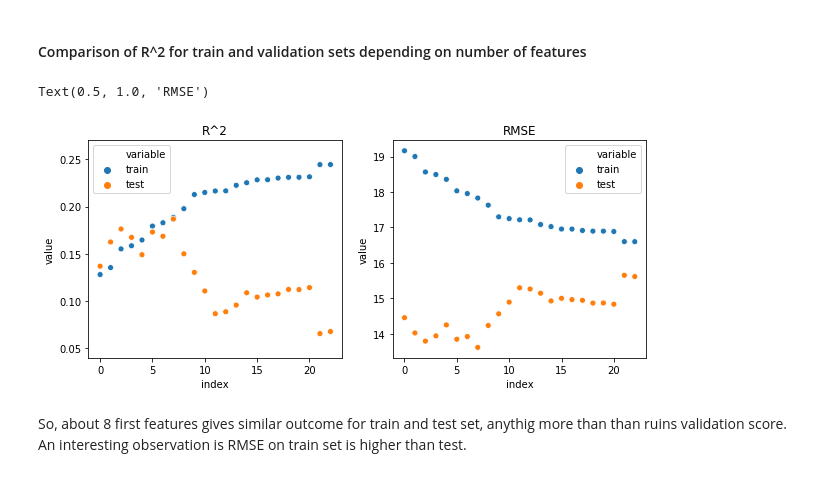
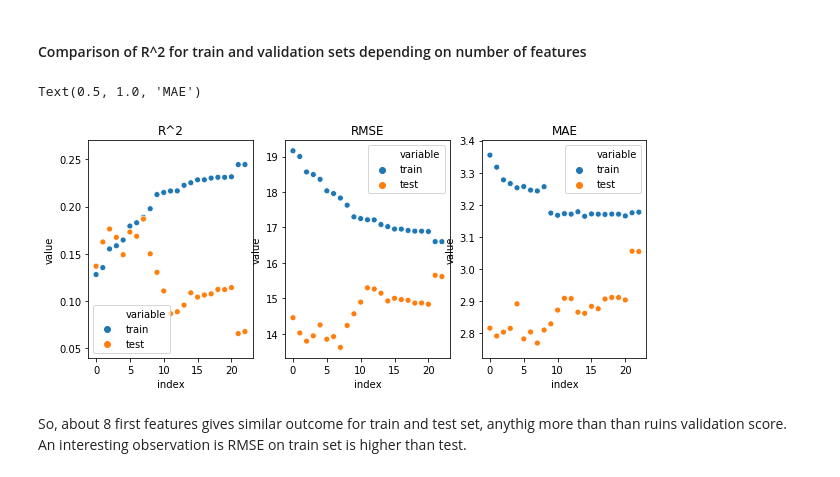
Before and after one commit to bugraefendi/ML-Grades, a Jupyter notebook: Modeling.ipynb, the cells around one changed output. Saved outputs shown, nothing was run; the diff lists cells and outputs as text; code cells hidden in the pictures.

```diff
--- a/Modeling.ipynb
+++ b/Modeling.ipynb
@@ -388,6 +396,7 @@ rankings = pd.DataFrame({'col': cols_to_fit, 'rank': rfe.ranking_}).sort_values(
 
 r2_vals = []
 rmse_vals = []
+mae_vals = []
 
 for i in range(1, len(rankings)):
 #     pass
@@ -405,7 +414,12 @@ for i in range(1, len(rankings)):
     rmse_train = mean_squared_error(y_train, mod.predict(X_train[features]))
     rmse_test = mean_squared_error(y_test, mod.predict(X_test[features]))
     rmse_vals.append((rmse_train, rmse_test))
-#     print((rmse_train, rmse_test))
+
+    # MAE
+    mae_train = mean_absolute_error(y_train,mod.predict(X_train[features]))
+    mae_test = mean_absolute_error(y_test,mod.predict(X_test[features]))
+    mae_vals.append((mae_train,mae_test))
+    # print((rmse_train, rmse_test,mae_test))
 
 
 #     print(i)
@@ -412,19 +444,23 @@ for i in range(1, len(rankings)):
 # %%
 rfe_r2_df = pd.DataFrame(r2_vals, columns = ['train', 'test']).reset_index()
 rfe_rmse_df = pd.DataFrame(rmse_vals, columns = ['train', 'test']).reset_index()
+rfe_mae_df = pd.DataFrame(mae_vals,columns=['train','test']).reset_index()
 # %% [markdown]
 #### Comparison of R^2 for train and validation sets depending on number of features
 # %%
 import matplotlib.pyplot as plt
 # %%
-plt.subplot(1, 2, 1)
+plt.subplot(1, 3, 1)
 sns.scatterplot(x = 'index', y= 'value', hue = 'variable', data = pd.melt(rfe_r2_df, id_vars = 'index')).set_title('R^2')
 
-plt.subplot(1, 2, 2)
+plt.subplot(1, 3, 2)
 sns.scatterplot(x = 'index', y= 'value', hue = 'variable', data = pd.melt(rfe_rmse_df, id_vars = 'index')).set_title('RMSE')
+
+plt.subplot(1, 3, 3)
+sns.scatterplot(x = 'index', y= 'value', hue = 'variable', data = pd.melt(rfe_mae_df, id_vars = 'index')).set_title('MAE')
 # %% [output]
-Text(0.5, 1.0, 'RMSE')
+Text(0.5, 1.0, 'MAE')
-[figure, old version]
+[figure, new version]
 # %% [markdown]
 So, about 8 first features gives similar outcome for train and test set, anythig more than than ruins validation score. An interesting observation is RMSE on train set is higher than test.
 # %% [markdown]
```
Also changed, not shown: parts of 8 cells of this notebook.
